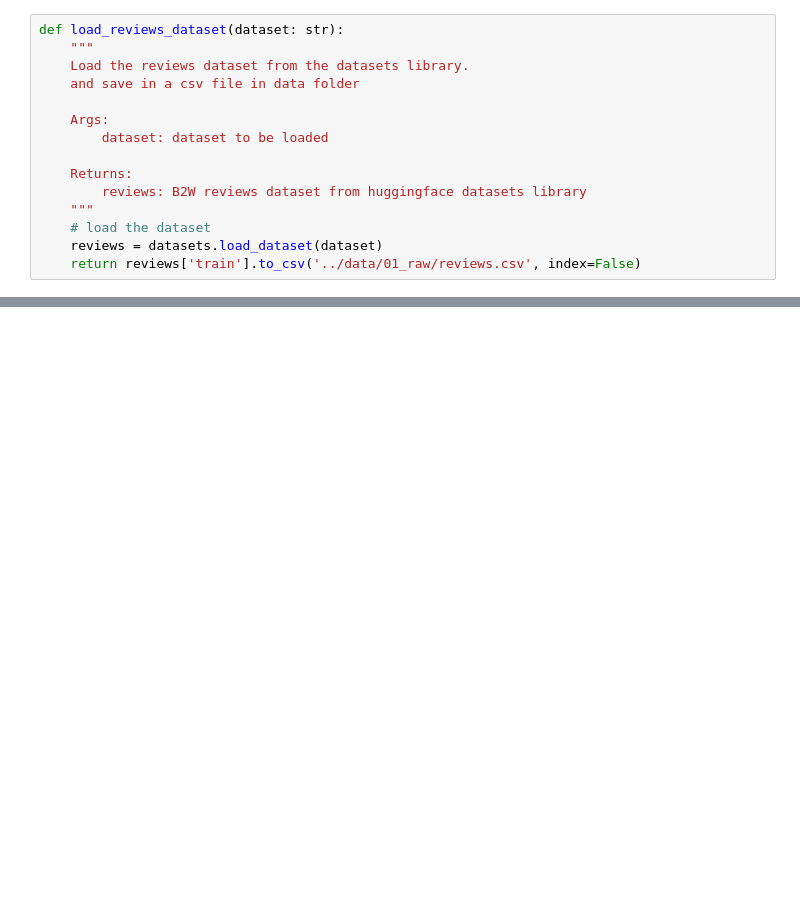
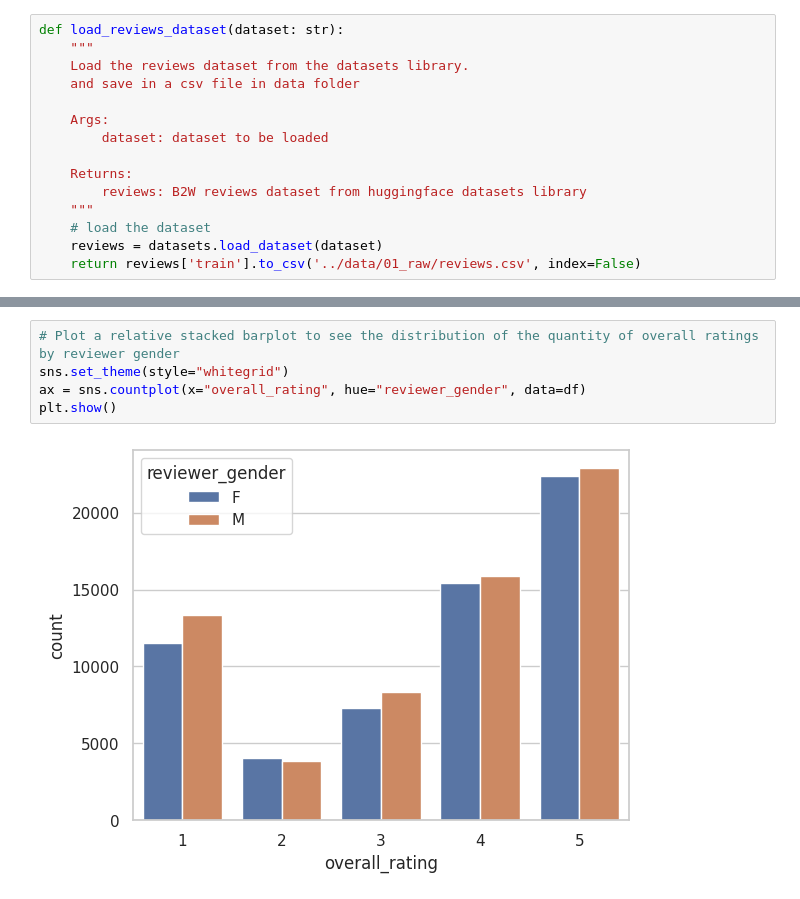
Before and after one commit to bobcastaldeli/b2w_reviews, a Jupyter notebook: notebooks/eda.ipynb, the cells around one changed output, grey strips where cells are left out. Cells and saved outputs as stored; diff of their text form; blank space fills up the shorter version.

```diff
--- a/notebooks/eda.ipynb
+++ b/notebooks/eda.ipynb
@@ -22,0 +106,7 @@ Found cached dataset b2w-reviews01 (/home/bobcasta/.cache/huggingface/datasets/r
+# %%
+# Plot a relative stacked barplot to see the distribution of the quantity of overall ratings by reviewer gender
+sns.set_theme(style="whitegrid")
+ax = sns.countplot(x="overall_rating", hue="reviewer_gender", data=df)
+plt.show()
+# %% [output]
+[figure, added]
```
Also changed, not shown: parts of 18 cells of this notebook, 2 other files.
